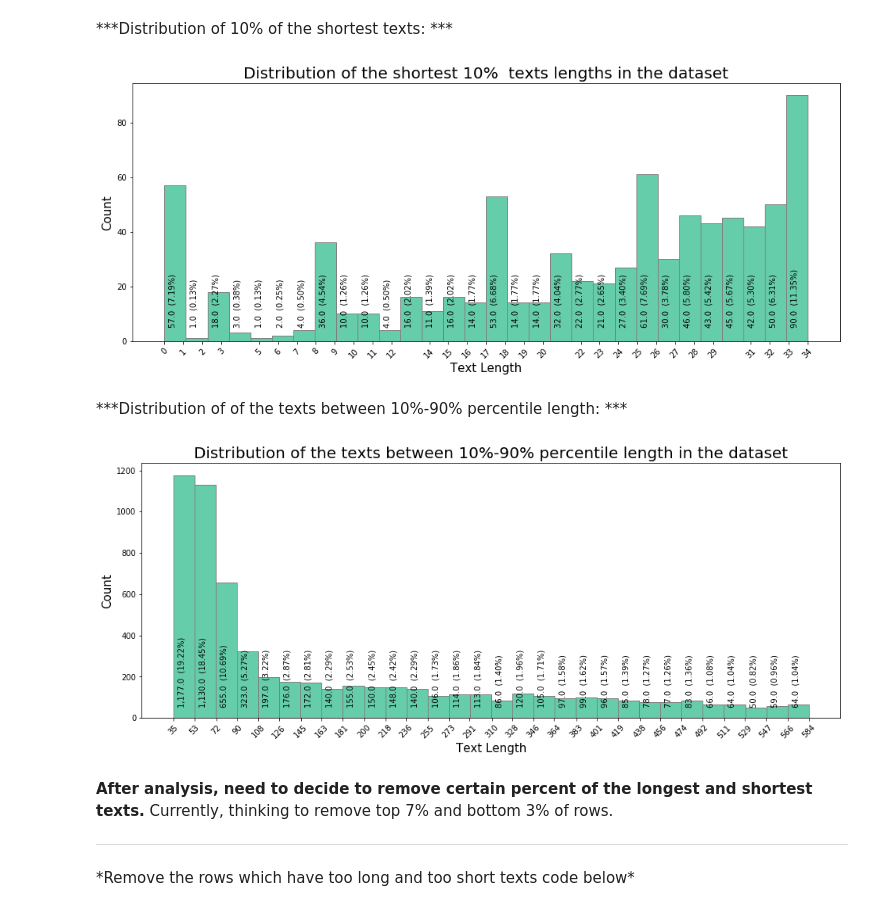
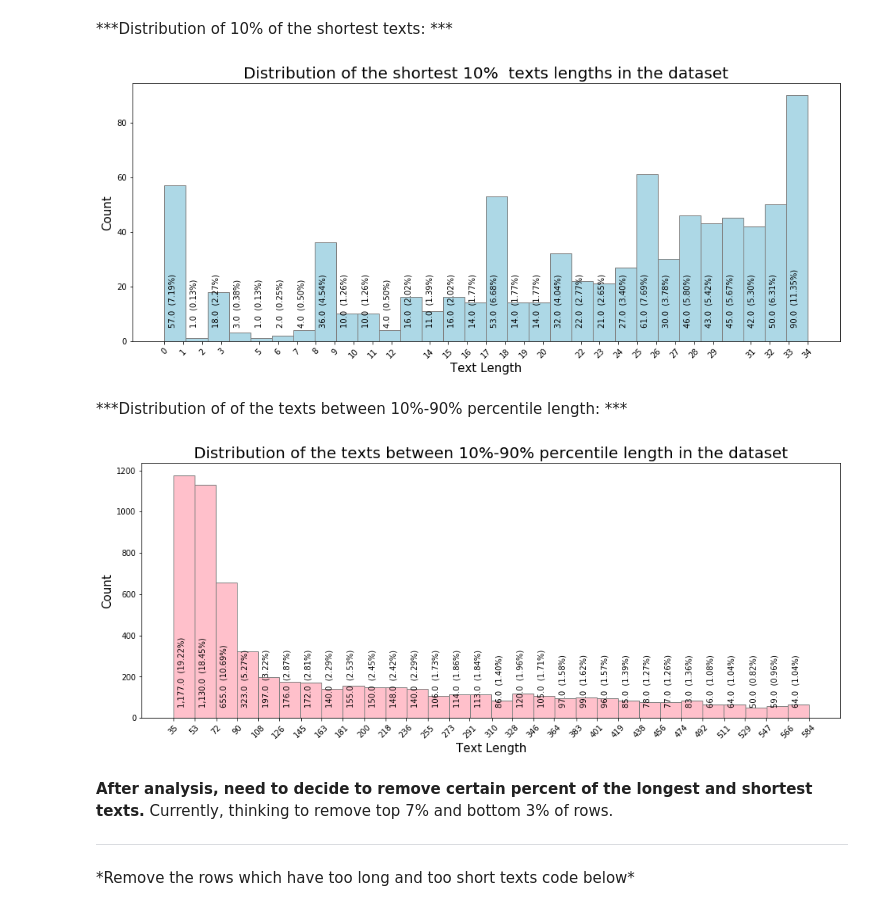
Before and after one commit to gogoladzetedo/Personalities_In_Agile, a Jupyter notebook: Analysis.ipynb, the cells around one changed output. Cells and saved outputs as stored; diff of their text form; code cells hidden in the pictures.

```diff
--- a/Analysis.ipynb
+++ b/Analysis.ipynb
@@ -408,31 +408,31 @@ plt.show()
 ***Distribution of 10% of the shortest texts: ***
 # %%
 fig, ax = plt.subplots(figsize=(16,6))
-_colour = 'mediumaquamarine'
+_colour = 'lightblue'
 counts, bins, patches = ax.hist(log_cols[log_cols['textLength']<=cut_val_bottom_length]['textLength'],
                                 facecolor=_colour, edgecolor='gray', bins=30)
 # Set the ticks to be at the edges of the bins.
 ax.set_xticks(bins.round(0))
 plt.xticks(rotation=45)
 plt.title('Distribution of the shortest 10%  texts lengths in the dataset', fontsize=20)
 plt.ylabel('Count', fontsize=15)
 plt.xlabel('Text Length', fontsize=15)
 # Calculate bar centre to display the count of data points and %
 bin_x_centers = 0.5 * np.diff(bins) + bins[:-1]
 bin_y_centers = ax.get_yticks()[1] * 0.25
 # Display the the count of data points and % for each bar in histogram
 for i in range(len(bins)-1):
     bin_label = "{0:,}".format(counts[i]) + "  ({0:,.2f}%)".format((counts[i]/counts.sum())*100)
     plt.text(bin_x_centers[i], bin_y_centers, bin_label, rotation=90, rotation_mode='anchor')
 # Display the graph
 plt.show()
 # %% [output]
-[figure, old version]
+[figure, new version]
 # %% [markdown]
 ***Distribution of of the texts between 10%-90% percentile length: ***
 # %%
 fig, ax = plt.subplots(figsize=(16,6))
-_colour = 'mediumaquamarine'
+_colour = 'pink'
 counts, bins, patches = ax.hist(log_cols[(log_cols['textLength']<cut_val_top_length) & (log_cols['textLength']>cut_val_bottom_length)]['textLength'],
                                 facecolor=_colour, edgecolor='gray', bins=30)
 # Set the ticks to be at the edges of the bins.
@@ -451,7 +451,7 @@ for i in range(len(bins)-1):
 # Display the graph
 plt.show()
 # %% [output]
-[figure, old version]
+[figure, new version]
 # %% [markdown]
 **After analysis, need to decide to remove certain percent of the longest and shortest texts.**
 Currently, thinking to remove top 7% and bottom 3% of rows.
```
Also changed, not shown: parts of 6 cells of this notebook.
